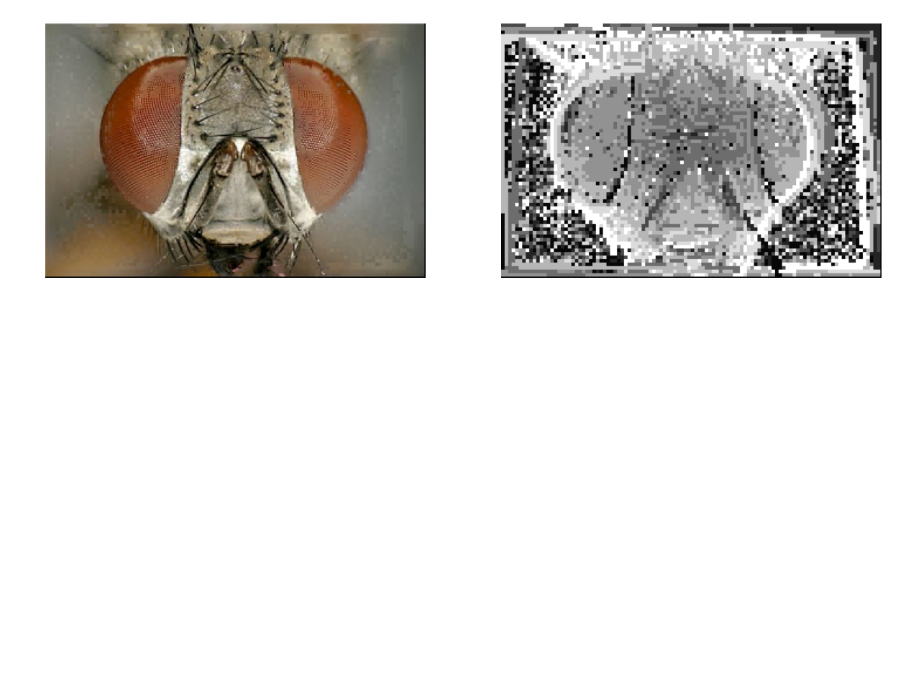
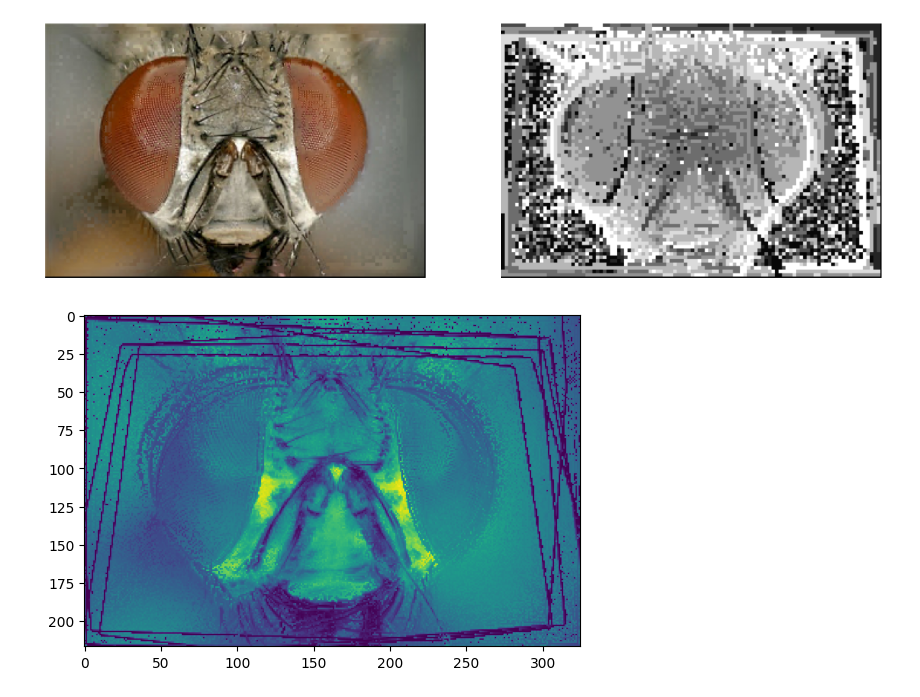
Before and after one commit to vjwill2/focus-stacking, a Jupyter notebook: depth_mapping/depth_mapping.ipynb, the cells around one changed output. Saved outputs shown, nothing was run; the diff lists cells and outputs as text; code cells hidden in the pictures; blank space fills up the shorter version.

Commit message:
adding focus stacking method

```diff
--- a/depth_mapping/depth_mapping.ipynb
+++ b/depth_mapping/depth_mapping.ipynb
@@ -221,3 +219,37 @@ plt_img(ax[0], stack)
 plt_img(ax[1], depth)
 # %% [output]
 [figure]
+# %%
+# Focus stacking method
+# By Victor Will
+def focus_stacking(images):
+    """Perform focus stacking on a list of images."""
+    # Align images
+    aligned_images = align_images(images)[0]
+
+    # Calculate the Laplacian pyramid for each image
+    laplacian_pyramids = [cv2.Laplacian(img, cv2.CV_64F) for img in aligned_images]
+
+    # Find the image with the best focus for each pixel
+    in_focus_map = np.argmax(laplacian_pyramids, axis=0)
+
+    # Initialize the result image
+    height, width = aligned_images[0].shape[:2]
+    result = np.zeros_like(aligned_images[0])
+
+    # Combine the images based on the focus map
+    for y in range(height):
+        for x in range(width):
+            image_index = in_focus_map[y, x]
+            if image_index < len(aligned_images):
+                result[y, x] = aligned_images[image_index][y, x]
+            else:
+                print(f"Invalid index at ({y}, {x}): {image_index}")
+
+    return result
+# %%
+focus_images = focus_stacking(aligned_images)
+plt.imshow(focus_images)
+plt.show()
+# %% [output]
+[figure, added]
```
Also changed, not shown: parts of 2 cells of this notebook.
